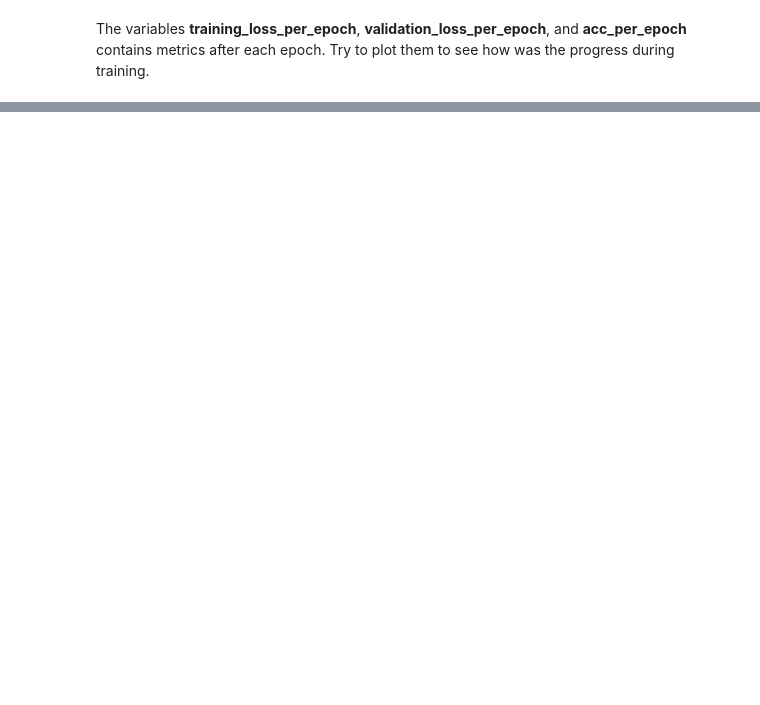
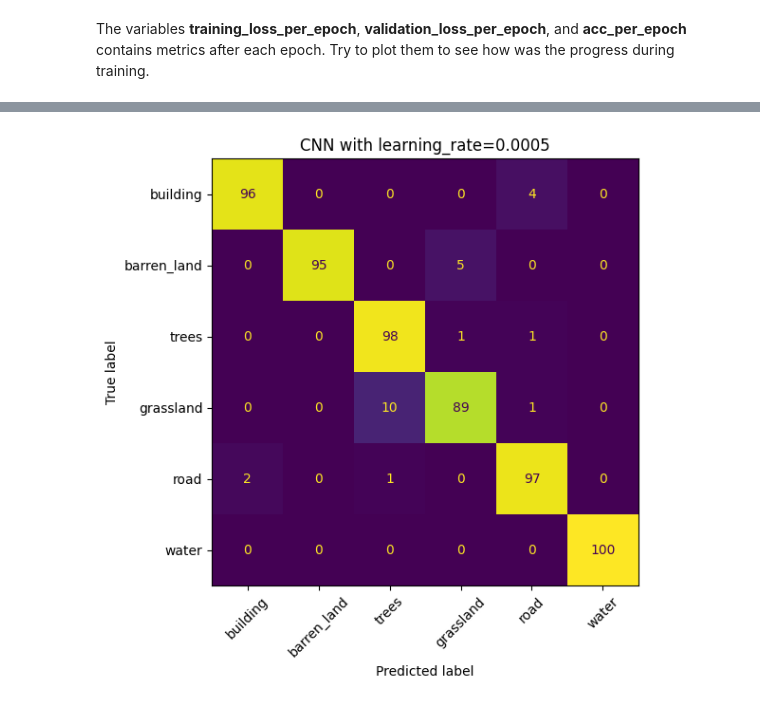
Before and after one commit to LeraIord/mless1, a Jupyter notebook: CNN_classifier_on_remote_sensing_image.ipynb, the cells around one changed output, grey strips where cells are left out. Saved outputs shown, nothing was run; the diff lists cells and outputs as text; code cells hidden in the pictures; blank space fills up the shorter version.

```diff
--- a/CNN_classifier_on_remote_sensing_image.ipynb
+++ b/CNN_classifier_on_remote_sensing_image.ipynb
@@ -317,0 +637,9 @@ The variables **training_loss_per_epoch**, **validation_loss_per_epoch**, and **
+# %%
+cnn_lr0005, lr0005_history, lr0005_metrics = train_cnn_experiment(
+    channels=[0, 1, 2, 3],
+    learning_rate=0.0005,
+    epochs=10,
+    title="CNN with learning_rate=0.0005",
+    seed=RANDOM_STATE + 10
+)
+# %% [output]
@@ -317,0 +664 @@ The variables **training_loss_per_epoch**, **validation_loss_per_epoch**, and **
+[figure, added]
```
Also changed, not shown: parts of 22 cells of this notebook, 4 other files.
